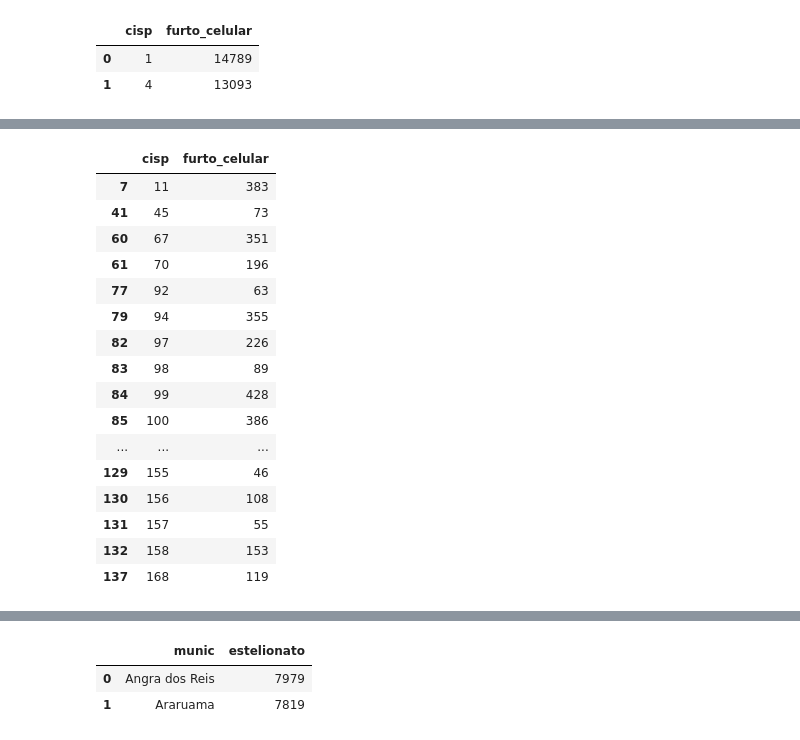
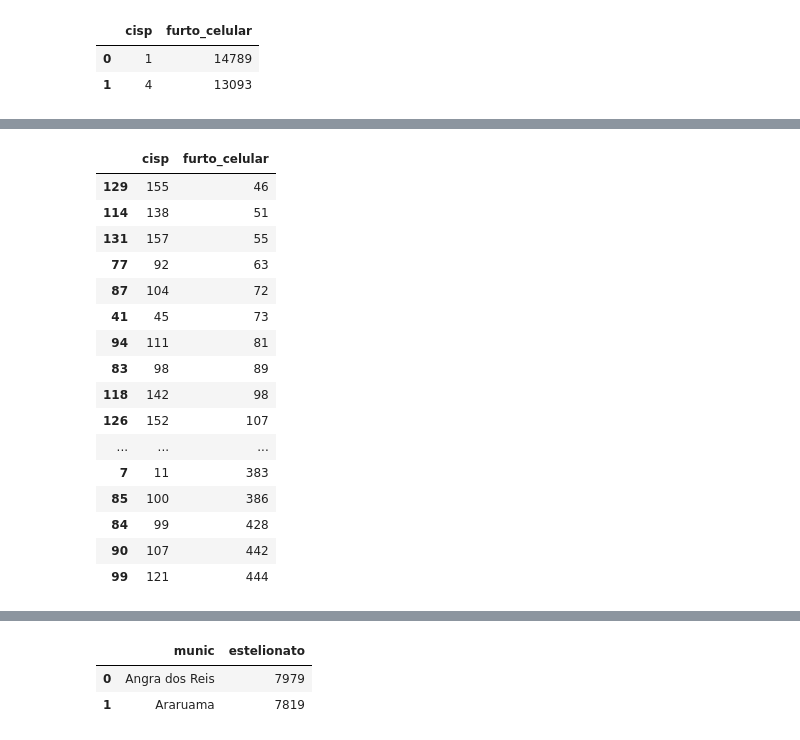
Before and after one commit to pjunior77/Repo_Senac_BigData, a Jupyter notebook: Aula13_DesafioAnalitico.ipynb, the cells around one changed output, grey strips where cells are left out. Cells and saved outputs as stored; diff of their text form; code cells hidden in the pictures.

```diff
--- a/Aula13_DesafioAnalitico.ipynb
+++ b/Aula13_DesafioAnalitico.ipynb
@@ -72,22 +84,22 @@ Q3      = 4377.25
 # %%
 #Delegacias que representam os 25% com menor número de furtos (primeiro quartil)
 delegacias_menorQ1 = df_FurtoCel_PorDelegacia.loc[df_FurtoCel_PorDelegacia["furto_celular"] <= q1Furto]
-delegacias_menorQ1
+delegacias_menorQ1.sort_values(by="furto_celular")
 # %% [output]
 |  | cisp | furto_celular |
+| 129 | 155 | 46 |
+| 114 | 138 | 51 |
+| 131 | 157 | 55 |
+| 77 | 92 | 63 |
+| 87 | 104 | 72 |
+| 41 | 45 | 73 |
+| 94 | 111 | 81 |
+| 83 | 98 | 89 |
+| 118 | 142 | 98 |
+| 126 | 152 | 107 |
+| ... | ... | ... |
 | 7 | 11 | 383 |
-| 41 | 45 | 73 |
-| 60 | 67 | 351 |
-| 61 | 70 | 196 |
-| 77 | 92 | 63 |
-| 79 | 94 | 355 |
-| 82 | 97 | 226 |
-| 83 | 98 | 89 |
+| 85 | 100 | 386 |
 | 84 | 99 | 428 |
-| 85 | 100 | 386 |
-| ... | ... | ... |
-| 129 | 155 | 46 |
-| 130 | 156 | 108 |
-| 131 | 157 | 55 |
-| 132 | 158 | 153 |
-| 137 | 168 | 119 |
+| 90 | 107 | 442 |
+| 99 | 121 | 444 |
```
Also changed, not shown: parts of 5 cells of this notebook, 5 other files.
